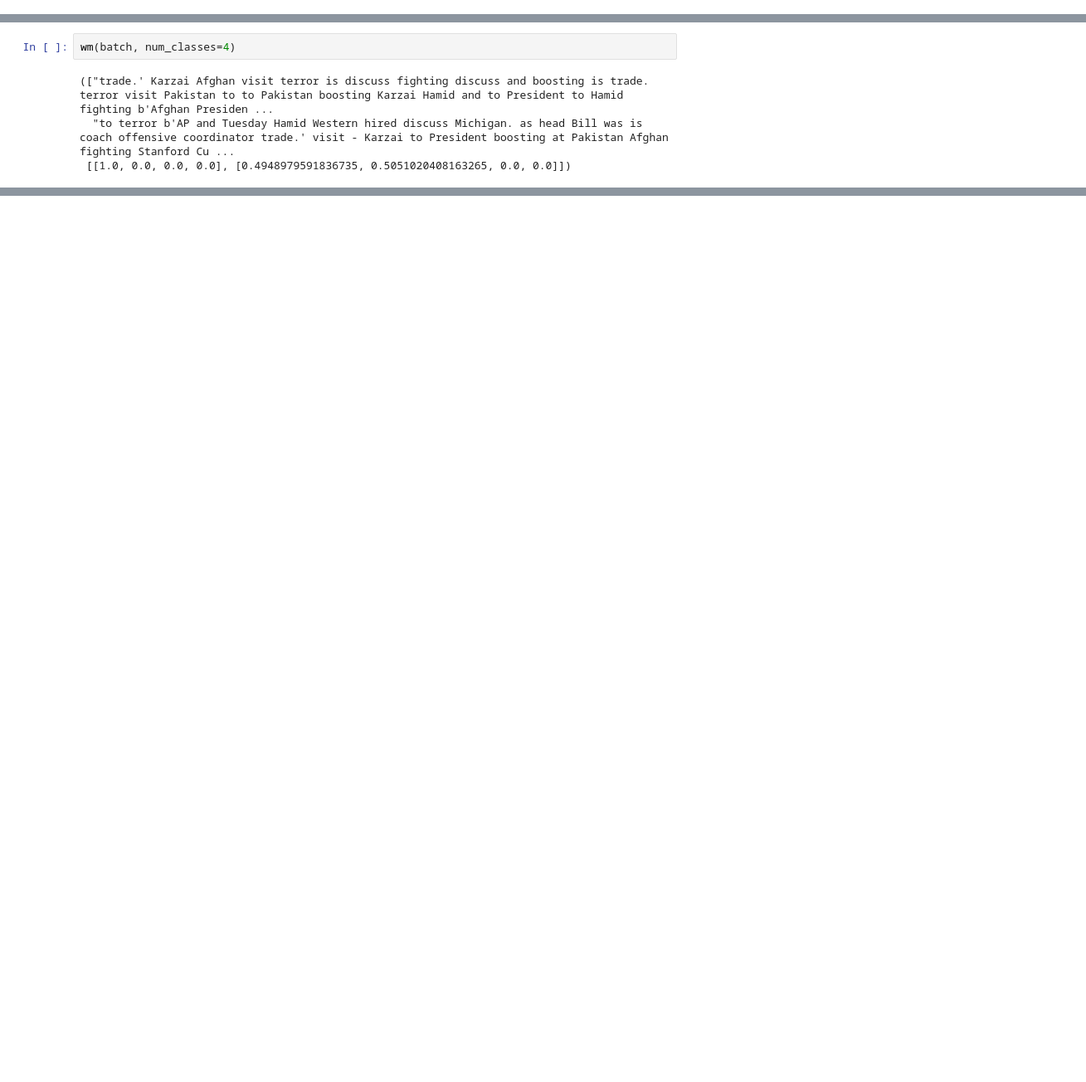
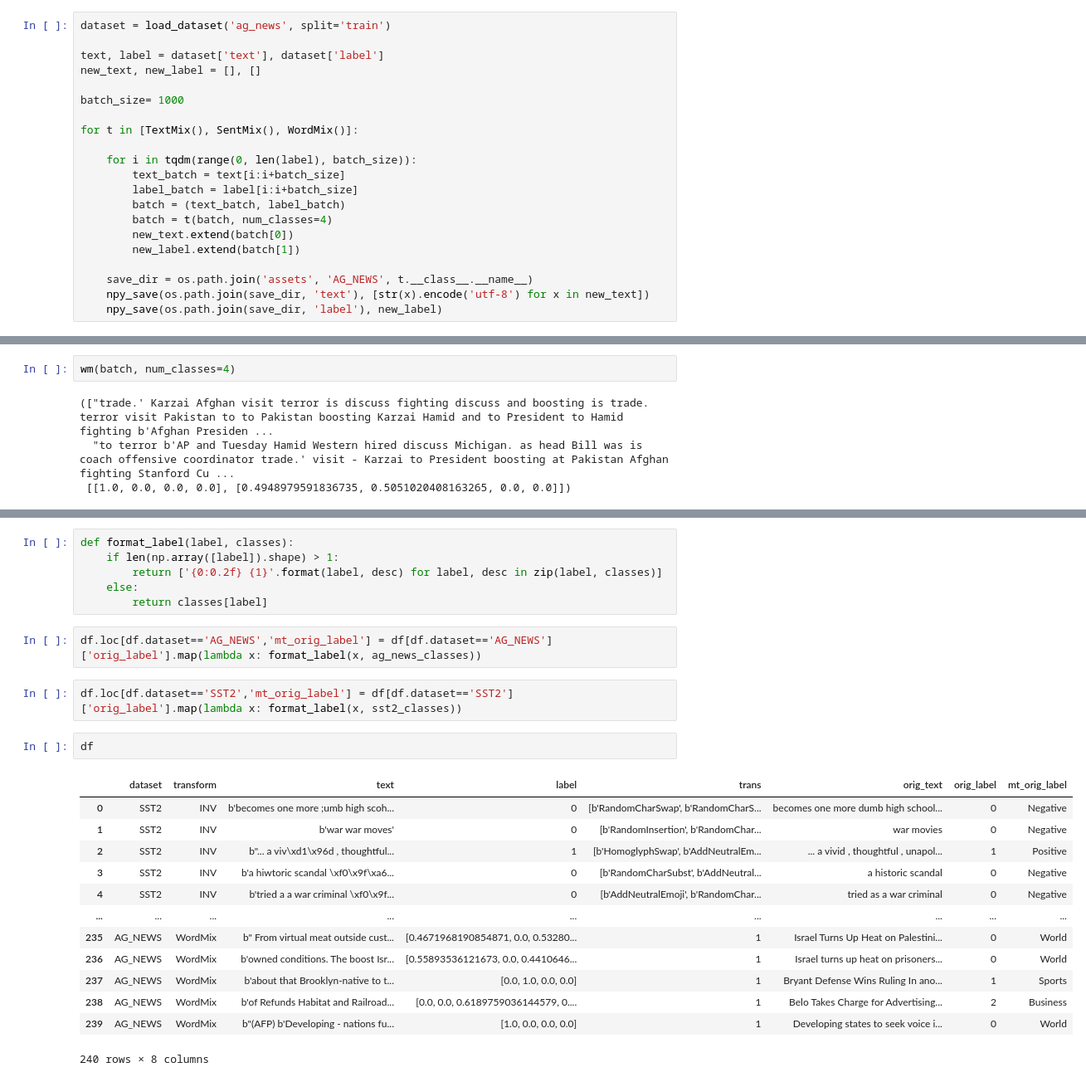
Before and after one commit to asakhala921/Sibyl_eval, a Jupyter notebook: gen_DATA.ipynb, the cells around one changed output, grey strips where cells are left out. Shown at 83% size. Cells and saved outputs as stored; diff of their text form; blank space fills up the shorter version.

```diff
--- a/gen_DATA.ipynb
+++ b/gen_DATA.ipynb
@@ -29,3 +29,24 @@ def one_hot_encode(y, nb_classes):
 def sample_Xy(text, label, num_sample=1):
     idx = np.random.randint(0, len(text), num_sample)
     return list(np.array(text)[idx]), list(np.array(label)[idx])
+# %%
+dataset = load_dataset('ag_news', split='train')
+
+text, label = dataset['text'], dataset['label']
+new_text, new_label = [], []
+
+batch_size= 1000
+
+for t in [TextMix(), SentMix(), WordMix()]:
+
+    for i in tqdm(range(0, len(label), batch_size)):
+        text_batch = text[i:i+batch_size]
+        label_batch = label[i:i+batch_size]
+        batch = (text_batch, label_batch)
+        batch = t(batch, num_classes=4)
+        new_text.extend(batch[0])
+        new_label.extend(batch[1])
+
+    save_dir = os.path.join('assets', 'AG_NEWS', t.__class__.__name__)
+    npy_save(os.path.join(save_dir, 'text'), [str(x).encode('utf-8') for x in new_text])
+    npy_save(os.path.join(save_dir, 'label'), new_label)
@@ -344,0 +389,26 @@ wm(batch, num_classes=4)
+# %%
+def format_label(label, classes):
+    if len(np.array([label]).shape) > 1:
+        return ['{0:0.2f} {1}'.format(label, desc) for label, desc in zip(label, classes)]
+    else:
+        return classes[label]
+# %%
+df.loc[df.dataset=='AG_NEWS','mt_orig_label'] = df[df.dataset=='AG_NEWS']['orig_label'].map(lambda x: format_label(x, ag_news_classes))
+# %%
+df.loc[df.dataset=='SST2','mt_orig_label'] = df[df.dataset=='SST2']['orig_label'].map(lambda x: format_label(x, sst2_classes))
+# %%
+df
+# %% [output]
+|  | dataset | transform | text | label | trans | orig_text | orig_label | mt_orig_label |
+| 0 | SST2 | INV | b'becomes one more ;umb high scoh... | 0 | [b'RandomCharSwap', b'RandomCharS... | becomes one more dumb high school... | 0 | Negative |
+| 1 | SST2 | INV | b'war war moves' | 0 | [b'RandomInsertion', b'RandomChar... | war movies | 0 | Negative |
+| 2 | SST2 | INV | b"... a viv\xd1\x96d , thoughtful... | 1 | [b'HomoglyphSwap', b'AddNeutralEm... | ... a vivid , thoughtful , unapol... | 1 | Positive |
+| 3 | SST2 | INV | b'a hiwtoric scandal \xf0\x9f\xa6... | 0 | [b'RandomCharSubst', b'AddNeutral... | a historic scandal | 0 | Negative |
+| 4 | SST2 | INV | b'tried a a war criminal \xf0\x9f... | 0 | [b'AddNeutralEmoji', b'RandomChar... | tried as a war criminal | 0 | Negative |
+| ... | ... | ... | ... | ... | ... | ... | ... | ... |
+| 235 | AG_NEWS | WordMix | b" From virtual meat outside cust... | [0.4671968190854871, 0.0, 0.53280... | 1 | Israel Turns Up Heat on Palestini... | 0 | World |
+| 236 | AG_NEWS | WordMix | b'owned conditions. The boost Isr... | [0.55893536121673, 0.0, 0.4410646... | 1 | Israel turns up heat on prisoners... | 0 | World |
+| 237 | AG_NEWS | WordMix | b'about that Brooklyn-native to t... | [0.0, 1.0, 0.0, 0.0] | 1 | Bryant Defense Wins Ruling In ano... | 1 | Sports |
+| 238 | AG_NEWS | WordMix | b'of Refunds Habitat and Railroad... | [0.0, 0.0, 0.6189759036144579, 0.... | 1 | Belo Takes Charge for Advertising... | 2 | Business |
+| 239 | AG_NEWS | WordMix | b"(AFP) b'Developing - nations fu... | [1.0, 0.0, 0.0, 0.0] | 1 | Developing states to seek voice i... | 0 | World |
+240 rows × 8 columns
```
Also changed, not shown: parts of 11 cells of this notebook.
